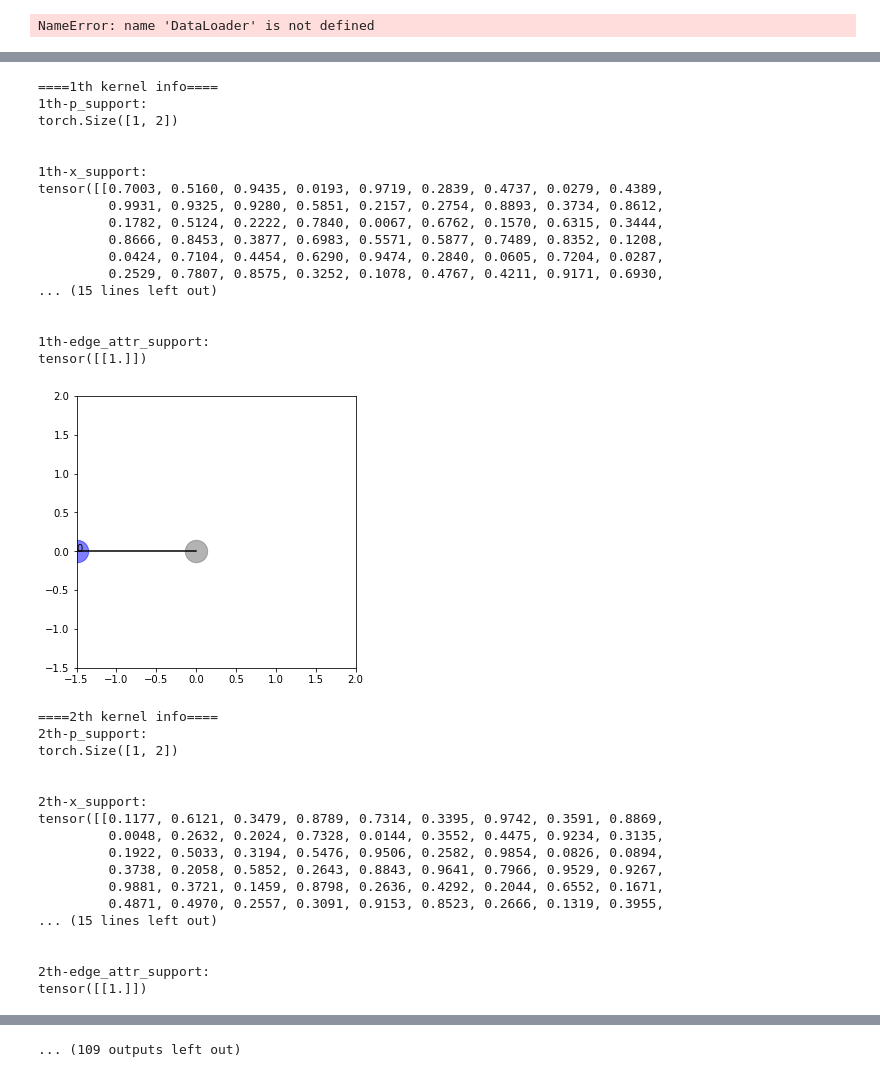
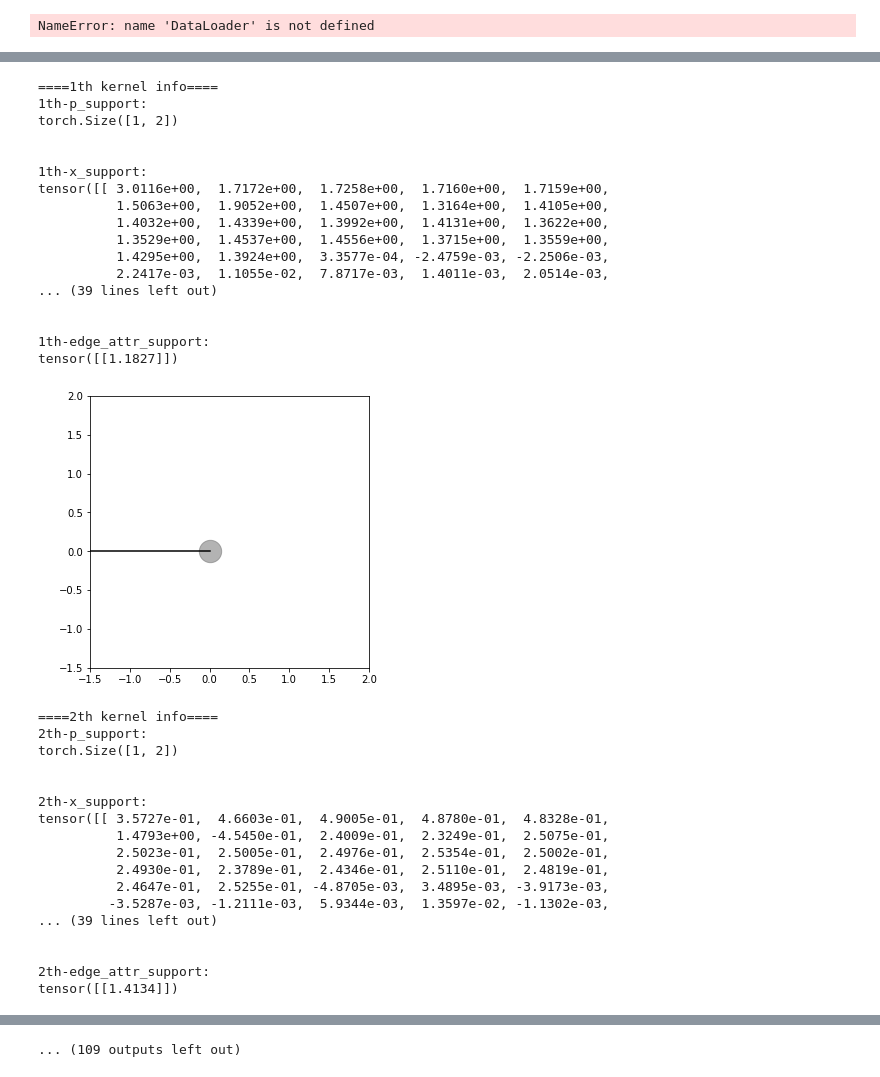
Before and after one commit to LanceKnight/pretrain-gnns, a Jupyter notebook: chem/tools/visualizer.ipynb, the cells around one changed output, grey strips where cells are left out. Saved outputs shown, nothing was run; the diff lists cells and outputs as text; code cells hidden in the pictures.

```diff
--- a/chem/tools/visualizer.ipynb
+++ b/chem/tools/visualizer.ipynb
@@ -2171,8 +2171,8 @@ target train 0/1: 900 100
 NameError: name 'DataLoader' is not defined
 # %%
 # visualize saved model kernels
-model = PredefinedNHopKernelSetConv(D=2, node_attr_dim=60, edge_attr_dim=1, L1=15, L2=15, L3=15, L4=15)
-model.load_state_dict(torch.load('../saved_kernellayers/4th_layer.pth'))
+model = PredefinedNHopKernelSetConv(D=2, node_attr_dim=93, edge_attr_dim=1, L1=15, L2=15, L3=15, L4=15)
+model.load_state_dict(torch.load('../saved_kernellayers/1th_layer.pth'))
 
 print(list(model.state_dict()))
 vis_kernel_in_kernelsetconv(model)
@@ -2214,35 +2214,35 @@ tensor([[1.]])
 ====1th kernel info====
 1th-p_support:
 torch.Size([1, 2])
 
 
 1th-x_support:
-tensor([[0.7003, 0.5160, 0.9435, 0.0193, 0.9719, 0.2839, 0.4737, 0.0279, 0.4389,
-         0.9931, 0.9325, 0.9280, 0.5851, 0.2157, 0.2754, 0.8893, 0.3734, 0.8612,
-         0.1782, 0.5124, 0.2222, 0.7840, 0.0067, 0.6762, 0.1570, 0.6315, 0.3444,
-         0.8666, 0.8453, 0.3877, 0.6983, 0.5571, 0.5877, 0.7489, 0.8352, 0.1208,
-         0.0424, 0.7104, 0.4454, 0.6290, 0.9474, 0.2840, 0.0605, 0.7204, 0.0287,
-         0.2529, 0.7807, 0.8575, 0.3252, 0.1078, 0.4767, 0.4211, 0.9171, 0.6930,
-... (15 lines left out)
+tensor([[ 3.0116e+00,  1.7172e+00,  1.7258e+00,  1.7160e+00,  1.7159e+00,
+          1.5063e+00,  1.9052e+00,  1.4507e+00,  1.3164e+00,  1.4105e+00,
+          1.4032e+00,  1.4339e+00,  1.3992e+00,  1.4131e+00,  1.3622e+00,
+          1.3529e+00,  1.4537e+00,  1.4556e+00,  1.3715e+00,  1.3559e+00,
+          1.4295e+00,  1.3924e+00,  3.3577e-04, -2.4759e-03, -2.2506e-03,
+          2.2417e-03,  1.1055e-02,  7.8717e-03,  1.4011e-03,  2.0514e-03,
+... (39 lines left out)
 
 
 1th-edge_attr_support:
-tensor([[1.]])
+tensor([[1.1827]])
-[figure, old version]
+[figure, new version]
 ====2th kernel info====
 2th-p_support:
 torch.Size([1, 2])
 
 
 2th-x_support:
-tensor([[0.1177, 0.6121, 0.3479, 0.8789, 0.7314, 0.3395, 0.9742, 0.3591, 0.8869,
-         0.0048, 0.2632, 0.2024, 0.7328, 0.0144, 0.3552, 0.4475, 0.9234, 0.3135,
-         0.1922, 0.5033, 0.3194, 0.5476, 0.9506, 0.2582, 0.9854, 0.0826, 0.0894,
-         0.3738, 0.2058, 0.5852, 0.2643, 0.8843, 0.9641, 0.7966, 0.9529, 0.9267,
-         0.9881, 0.3721, 0.1459, 0.8798, 0.2636, 0.4292, 0.2044, 0.6552, 0.1671,
-         0.4871, 0.4970, 0.2557, 0.3091, 0.9153, 0.8523, 0.2666, 0.1319, 0.3955,
-... (15 lines left out)
+tensor([[ 3.5727e-01,  4.6603e-01,  4.9005e-01,  4.8780e-01,  4.8328e-01,
+          1.4793e+00, -4.5450e-01,  2.4009e-01,  2.3249e-01,  2.5075e-01,
+          2.5023e-01,  2.5005e-01,  2.4976e-01,  2.5354e-01,  2.5002e-01,
+          2.4930e-01,  2.3789e-01,  2.4346e-01,  2.5110e-01,  2.4819e-01,
+          2.4647e-01,  2.5255e-01, -4.8705e-03,  3.4895e-03, -3.9173e-03,
+         -3.5287e-03, -1.2111e-03,  5.9344e-03,  1.3597e-02, -1.1302e-03,
+... (39 lines left out)
 
 
 2th-edge_attr_support:
-tensor([[1.]])
+tensor([[1.4134]])
```
Also changed, not shown: parts of 1 cell of this notebook, 6 other files.
